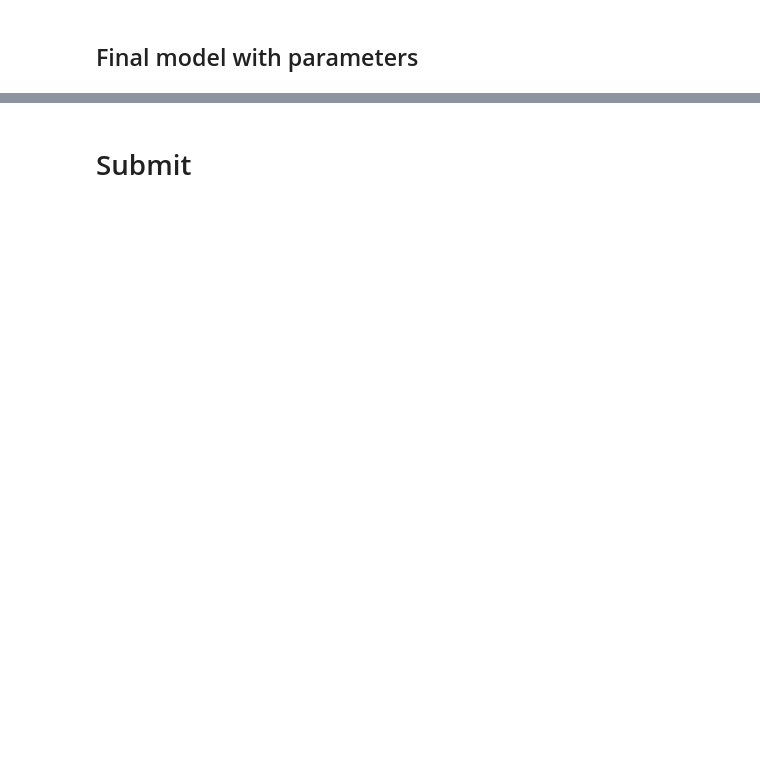
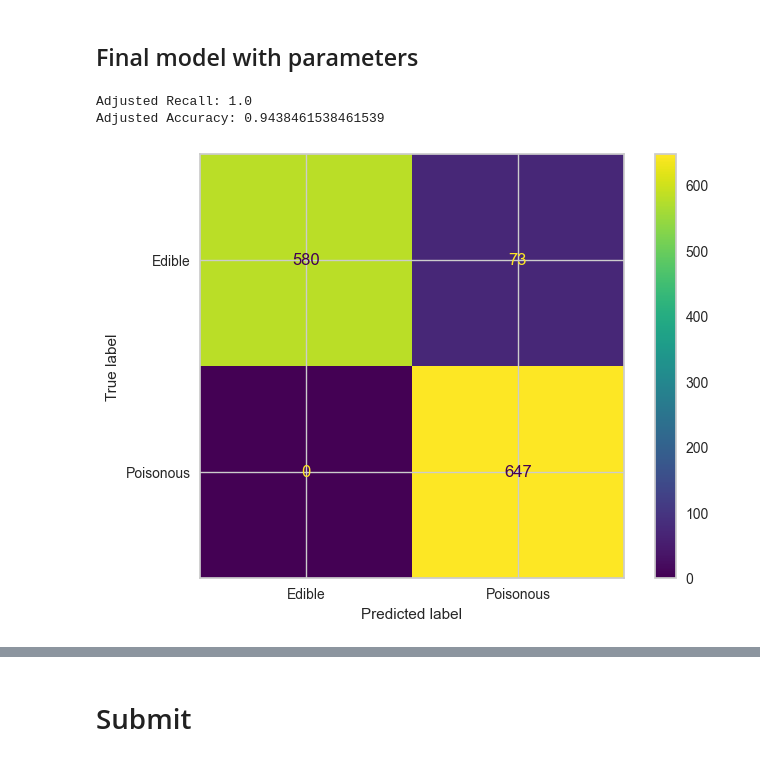
Before and after one commit to MerleSt/MushroomClassification, a Jupyter notebook: Notebooks/mushroom_model.ipynb, the cells around one changed output, grey strips where cells are left out. Cells and saved outputs as stored; diff of their text form; code cells hidden in the pictures; blank space fills up the shorter version.

Commit message:
used vc code

```diff
--- a/Notebooks/mushroom_model.ipynb
+++ b/Notebooks/mushroom_model.ipynb
@@ -68,7 +89,7 @@ X_train, X_test, y_train, y_test = train_test_split(X, y, train_size=0.8, random
 # Encode
 # %%
 cat_pipe = make_pipeline(
-    OneHotEncoder(sparse_output=False),
+    OneHotEncoder(sparse=False, handle_unknown='ignore'),
     StandardScaler()
 )
 # %%
@@ -123,7 +146,7 @@ xgb_cl = xgb.XGBClassifier()
 
 # Now, all these models are initialized and can be trained using their respective 'fit' methods.
 # %%
-models = [log_model, ridge_classifier, linear_svc, svm_rbf, svm_linear, svm_poly, decision_tree, random_forest, gradient_boosting, extra_trees, nn_model, gaussian_nb, k_neighbors, quadratic_discriminant, voting_classifier, xgb_cl]
+models = [log_model, ridge_classifier, linear_svc, svm_rbf, svm_linear, svm_poly, decision_tree, random_forest, gradient_boosting, extra_trees, nn_model, gaussian_nb, k_neighbors, quadratic_discriminant, voting_classifier, xgb_cl, clf]
 # %% [markdown]
 # Train
 # %%
@@ -171,16 +206 @@ for model in models:
-# %%
-from sklearn.model_selection import GridSearchCV
-
-param_grid = {
-    'C': [0.1, 1, 10, 100, 1000],
-    'gamma': [1, 0.1, 0.01, 0.001, 0.0001],
-    'kernel': ['rbf', 'linear', 'poly', 'sigmoid'],
-    'degree': [2, 3, 4]  # Only used when kernel is 'poly'
-}
-
-grid_search = GridSearchCV(SVC(), param_grid, refit=True, verbose=1, scoring="recall")
-grid_search.fit(X_train, y_train)
-
-# Best parameters
-print(grid_search.best_params_)
 # %% [markdown]
@@ -243,2 +384,36 @@ The best parameters are {'n_estimators': 400, 'max_depth': 8, 'learning_rate': 0
 # %% [markdown]
 ## Final model with parameters
+# %%
+# XGB Classifier
+param = best_param_xgb
+
+model = xgb.XGBClassifier(**param, random_state=0)
+model.fit(X_train, y_train)
+
+
+probabilities = model.predict_proba(X_test)[:, 1]
+
+# 2. Decide on a threshold
+threshold = 0.08  # You can adjust this value as needed
+
+# 3. Apply the threshold
+predictions_adjusted = [1 if prob > threshold else 0 for prob in probabilities]
+
+# Now, evaluate the model using these adjusted predictions
+recall_adjusted = recall_score(y_test, predictions_adjusted)
+print(f'Adjusted Recall: {recall_adjusted}')
+
+accuracy_adjusted = accuracy_score(y_test, predictions_adjusted)
+print(f'Adjusted Accuracy: {accuracy_adjusted}')
+
+
+cm = confusion_matrix(y_test, predictions_adjusted)
+disp = ConfusionMatrixDisplay(confusion_matrix=cm,
+                                display_labels=['Edible', 'Poisonous'])
+disp.plot()
+
+plt.show()
+# %% [output]
+Adjusted Recall: 1.0
+Adjusted Accuracy: 0.9438461538461539
+[figure, added]
```
Also changed, not shown: parts of 23 cells of this notebook, 11 other files.
